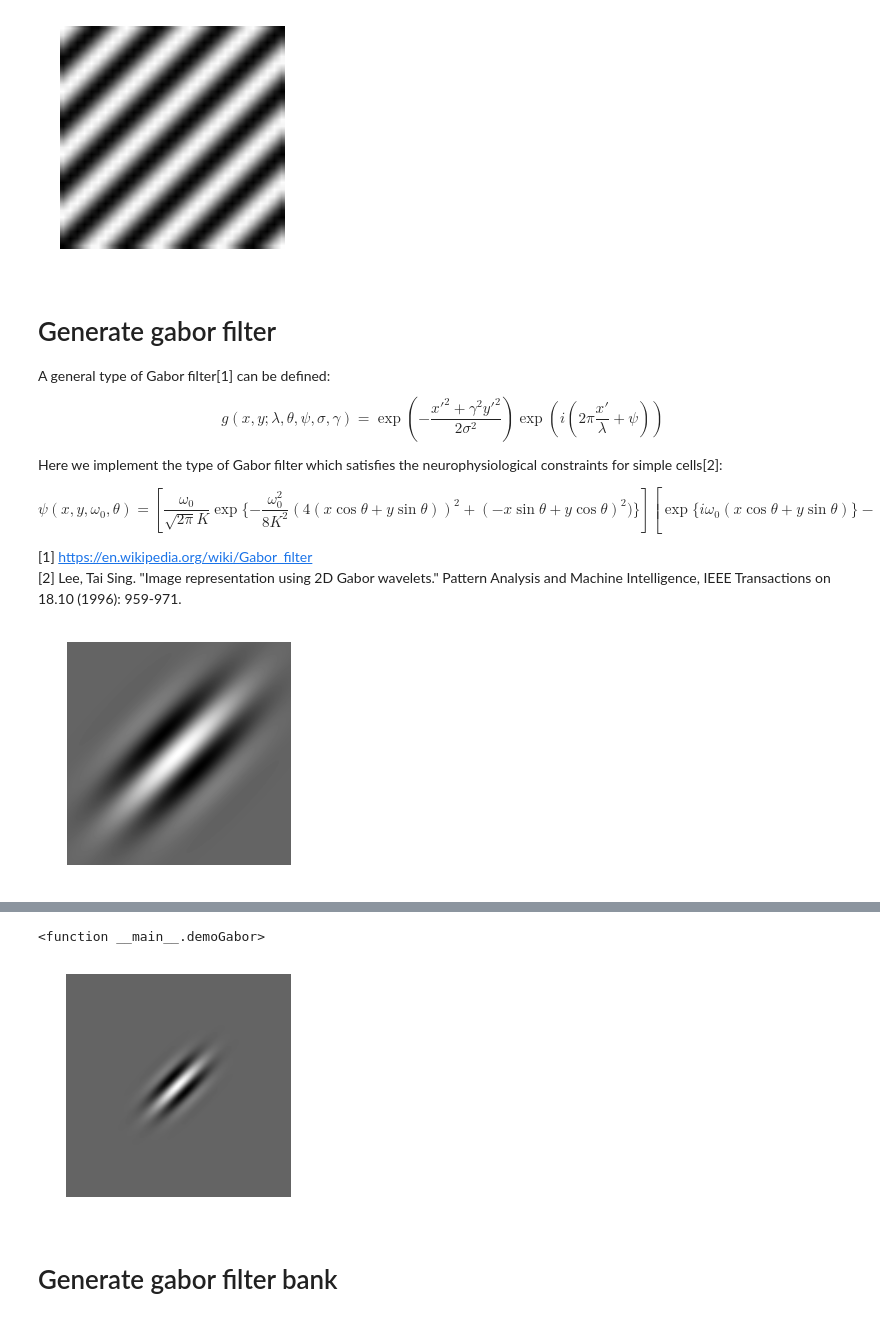
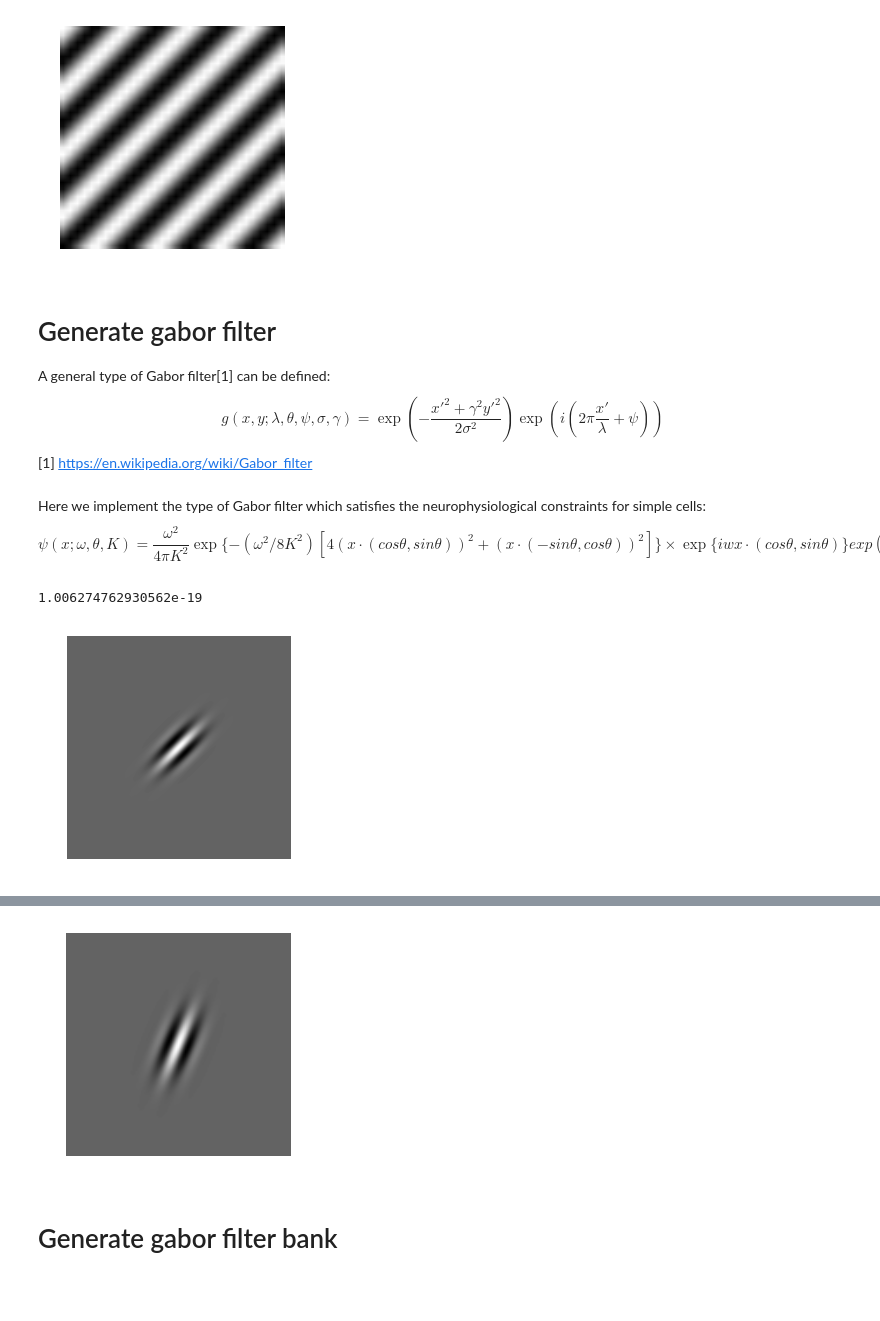
Before and after one commit to qiuwch/Stat271HWFall14, a Jupyter notebook: 1.1GaborDemo.ipynb, the cells around one changed output, grey strips where cells are left out. Saved outputs shown, nothing was run; the diff lists cells and outputs as text; code cells hidden in the pictures; blank space fills up the shorter version.

Commit message:
Update gabor and gradient implementation.

```diff
--- a/1.1GaborDemo.ipynb
+++ b/1.1GaborDemo.ipynb
@@ -8,6 +8,7 @@ from numpy import *
 from matplotlib.pyplot import *
 %matplotlib inline
 def myimshow(I, **kwargs):
+    figure();
     axis('off')
     imshow(I, cmap=gray(), **kwargs)
 # %% [markdown]
@@ -34,32 +35,31 @@ myimshow(genSinusoid(**sinusoidParam))
 # Generate gabor filter
 A general type of Gabor filter[1] can be defined:
 $$ g(x,y;\lambda,\theta,\psi,\sigma,\gamma) = \exp\left(-\frac{x'^2+\gamma^2y'^2}{2\sigma^2}\right)\exp\left(i\left(2\pi\frac{x'}{\lambda}+\psi\right)\right) $$
-
-Here we implement the type of Gabor filter which satisfies the neurophysiological constraints for simple cells[2]:
-
-$$ \psi(x, y, \omega_0, \theta) = \left[ \frac{\omega_0}{\sqrt{2\pi} K} \exp \{ - \frac{\omega_0^2}{8 K^2}(4(x \cos\theta + y  \sin\theta))^2 + ( -x \sin \theta + y \cos \theta)^2) \} \right]\left[ \exp \{ i\omega_0(x \cos\theta + y \sin \theta ) \} - \exp(-\frac{K^2}{2})  \right] $$
-
 [1] https://en.wikipedia.org/wiki/Gabor_filter
-[2] Lee, Tai Sing. "Image representation using 2D Gabor wavelets." Pattern Analysis and Machine Intelligence, IEEE Transactions on 18.10 (1996): 959-971.
+# %% [markdown]
+Here we implement the type of Gabor filter which satisfies the neurophysiological constraints for simple cells:
+$$ \psi (x; \omega, \theta, K) = \frac{\omega^2}{ 4 \pi K^2} \exp  \{-(\omega^2/8K^2)[4(x\cdot(cos\theta, sin\theta))^2 + (x \cdot ( -sin \theta, cos \theta))^2]\} \times \exp \{ iwx \cdot (cos\theta, sin\theta) \} exp(K^2/2) $$
 # %%
-def genGabor(sz, omega, theta, func=cos):
+def genGabor(sz, omega, theta, func=cos, K=pi):
     radius = (int(sz[0]/2.0), int(sz[1]/2.0))
     [x, y] = meshgrid(range(-radius[0], radius[0]+1), range(-radius[1], radius[1]+1))
 
     x1 = x * cos(theta) + y * sin(theta)
     y1 = -x * sin(theta) + y * cos(theta)
-    K = pi
 
-    gauss = omega / (sqrt(2*pi) * K) * exp(- omega**2 / (8*K**2) * ( 4 * x1**2 + y1**2))
-    # figure(); imshow(gauss)
-    sinusoid = func(omega * x1) - exp(-K**2 / 2)
-    # figure(); imshow(sinusoid)
+    gauss = omega**2 / (4*pi * K**2) * exp(- omega**2 / (8*K**2) * ( 4 * x1**2 + y1**2))
+#     myimshow(gauss)
+    sinusoid = func(omega * x1) * exp(K**2 / 2)
+#     myimshow(sinusoid)
     gabor = gauss * sinusoid
     return gabor
 
-myimshow(genGabor((256,256), 0.1, pi/4))
+g = genGabor2((256,256), 0.3, pi/4, func=cos)
+myimshow(g)
+mean(g)
 # %% [output]
+1.006274762930562e-19
-[figure, old version]
+[figure, new version]
 # %% [markdown]
 # Interactive gabor demo
 If you evaluate this cell in your computer, you can see an interactive demo like below.
@@ -72,8 +72,7 @@ def demoGabor(theta, omega):
     myimshow(genGabor((128,128), omega, theta))
 interact(demoGabor, theta=(0,pi,pi/8), omega=(0.1,1,0.1))
 # %% [output]
-<function __main__.demoGabor>
-[figure, old version]
+[figure, new version]
 # %% [markdown]
 # Generate gabor filter bank
 # %%
```
Also changed, not shown: parts of 5 cells of this notebook, 3 other files.
